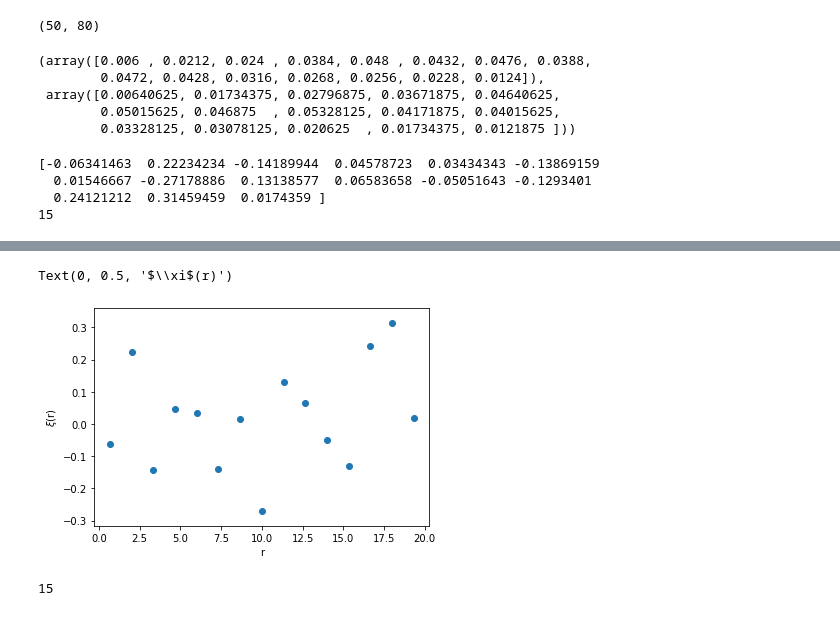
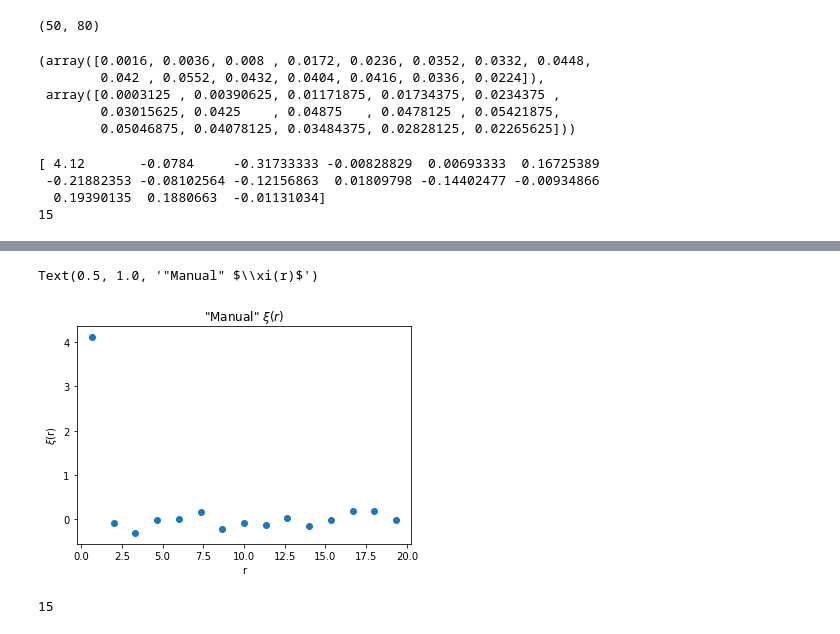
Before and after one commit to abbyw24/CFE_gradients, a Jupyter notebook: lss_data/aug21-demo-corr-func.ipynb, the cells around one changed output, grey strips where cells are left out. Drawn from its saved outputs; the diff is of its cells as text; code cells hidden in the pictures.

```diff
--- a/lss_data/aug21-demo-corr-func.ipynb
+++ b/lss_data/aug21-demo-corr-func.ipynb
@@ -15,7 +15,7 @@ from Corrfunc.bases import spline
 def rand_set(n):
     x = boxsize * np.random.rand(n)
     y = boxsize * np.random.rand(n)
-    z = np.zeros(n)
+    z = boxsize * np.random.rand(n)
     rand_set = np.array([x,y,z]).T
     return(rand_set)
 # %% [markdown]
@@ -64,13 +64,11 @@ plt.scatter(set1[:,0],set1[:,1])
 [figure]
 # %%
 distances1=[]
-k=0
 for i in set1:
     for j in set1:
-        d = np.sqrt((i[0]-j[0])**2 + (i[1]-j[1])**2)
+        d = np.sqrt((i[0]-j[0])**2 + (i[1]-j[1])**2 + (i[2]-j[2])**2)
         distances1.append(d)
         plt.plot([i[0],j[0]],[i[1],j[1]])
-    k+=1
 # %% [output]
 [figure]
 # %%
@@ -165,7 +163,7 @@ plt.scatter(set2[:,0],set2[:,1])
 distances2=[]
 for i in set2:
     for j in set2:
-        d = np.sqrt((i[0]-j[0])**2 + (i[1]-j[1])**2)
+        d = np.sqrt((i[0]-j[0])**2 + (i[1]-j[1])**2 + (i[2]-j[2])**2)
         distances2.append(d)
         plt.plot([i[0],j[0]],[i[1],j[1]])
 # %% [output]
@@ -213,20 +211,20 @@ DD_norm = DD/(nd*nd)
 RR_norm = RR/(nr*nr)
 DD_norm, RR_norm
 # %% [output]
-(array([0.006 , 0.0212, 0.024 , 0.0384, 0.048 , 0.0432, 0.0476, 0.0388,
-        0.0472, 0.0428, 0.0316, 0.0268, 0.0256, 0.0228, 0.0124]),
- array([0.00640625, 0.01734375, 0.02796875, 0.03671875, 0.04640625,
-        0.05015625, 0.046875  , 0.05328125, 0.04171875, 0.04015625,
-        0.03328125, 0.03078125, 0.020625  , 0.01734375, 0.0121875 ]))
+(array([0.0016, 0.0036, 0.008 , 0.0172, 0.0236, 0.0352, 0.0332, 0.0448,
+        0.042 , 0.0552, 0.0432, 0.0404, 0.0416, 0.0336, 0.0224]),
+ array([0.0003125 , 0.00390625, 0.01171875, 0.01734375, 0.0234375 ,
+        0.03015625, 0.0425    , 0.04875   , 0.0478125 , 0.05421875,
+        0.05046875, 0.04078125, 0.03484375, 0.02828125, 0.02265625]))
 # %%
 xi = (DD_norm/RR_norm)-1
 # %%
 print(xi)
 print(len(xi))
 # %% [output]
-[-0.06341463  0.22234234 -0.14189944  0.04578723  0.03434343 -0.13869159
-  0.01546667 -0.27178886  0.13138577  0.06583658 -0.05051643 -0.1293401
-  0.24121212  0.31459459  0.0174359 ]
+[ 4.12       -0.0784     -0.31733333 -0.00828829  0.00693333  0.16725389
+ -0.21882353 -0.08102564 -0.12156863  0.01809798 -0.14402477 -0.00934866
+  0.19390135  0.1880663  -0.01131034]
 15
 # %%
 bins_avg=[]
@@ -253,10 +251,11 @@ bins_avg
 # %%
 plt.scatter(bins_avg,xi)
 plt.xlabel(r'r')
 plt.ylabel(r'$\xi$(r)')
+plt.title(r'"Manual" $\xi(r)$')
 # %% [output]
-Text(0, 0.5, '$\\xi$(r)')
+Text(0.5, 1.0, '"Manual" $\\xi(r)$')
-[figure, old version]
+[figure, new version]
 # %%
 len(bin_edges)-1
 # %% [output]
```
Also changed, not shown: parts of 32 cells of this notebook.
